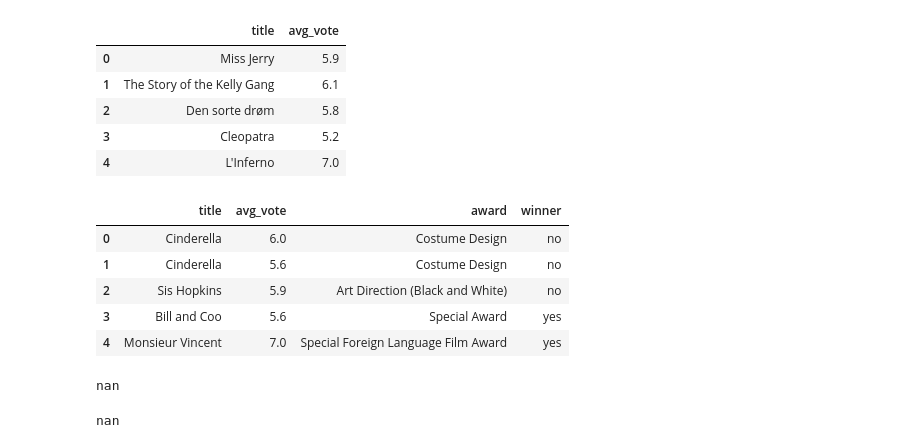
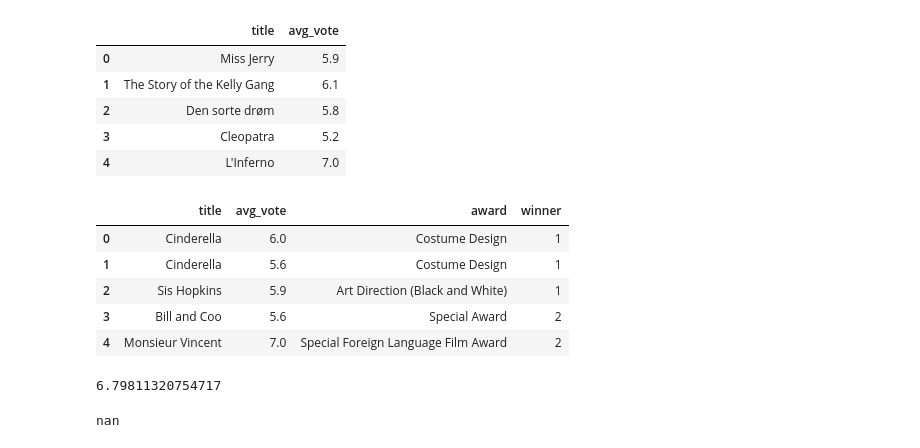
Before and after one commit to almetzler/SI330Final, a Jupyter notebook: Cat.ipynb, the cells around one changed output. Saved outputs shown, nothing was run; the diff lists cells and outputs as text; code cells hidden in the pictures.

```diff
--- a/Cat.ipynb
+++ b/Cat.ipynb
@@ -35,29 +35,31 @@ display(movies.head())
 # %%
 merged = movies.merge(awards, how='inner', on='title')
 def nan_fix(df):
     if str(df) == 'nan':
-        return 'no'
+        return 1
     if df == 1.0:
-        return 'yes'
+        return 2
+    else:
+        return 0
 merged['winner'] = merged['winner'].apply(nan_fix)
 display(merged.head())
 
 # will it be a problem if we have movies with the same name? or is it find since it counts it as two different movies?
 
 # compare the movies that were nominated vs. not nominated
 # %% [output]
 |  | title | avg_vote | award | winner |
-| 0 | Cinderella | 6.0 | Costume Design | no |
-| 1 | Cinderella | 5.6 | Costume Design | no |
-| 2 | Sis Hopkins | 5.9 | Art Direction (Black and White) | no |
-| 3 | Bill and Coo | 5.6 | Special Award | yes |
-| 4 | Monsieur Vincent | 7.0 | Special Foreign Language Film Award | yes |
+| 0 | Cinderella | 6.0 | Costume Design | 1 |
+| 1 | Cinderella | 5.6 | Costume Design | 1 |
+| 2 | Sis Hopkins | 5.9 | Art Direction (Black and White) | 1 |
+| 3 | Bill and Coo | 5.6 | Special Award | 2 |
+| 4 | Monsieur Vincent | 7.0 | Special Foreign Language Film Award | 2 |
 # %%
 won = merged[merged['winner'] == 1]
 avg_rating_won = won['avg_vote'].agg(np.mean)
 avg_rating_won
 # %% [output]
-nan
+6.79811320754717
 # %%
 lost = merged[merged['winner'] == 0]
 avg_rating_lost = lost['avg_vote'].agg(np.mean)
```
Also changed, not shown: parts of 8 cells of this notebook.
